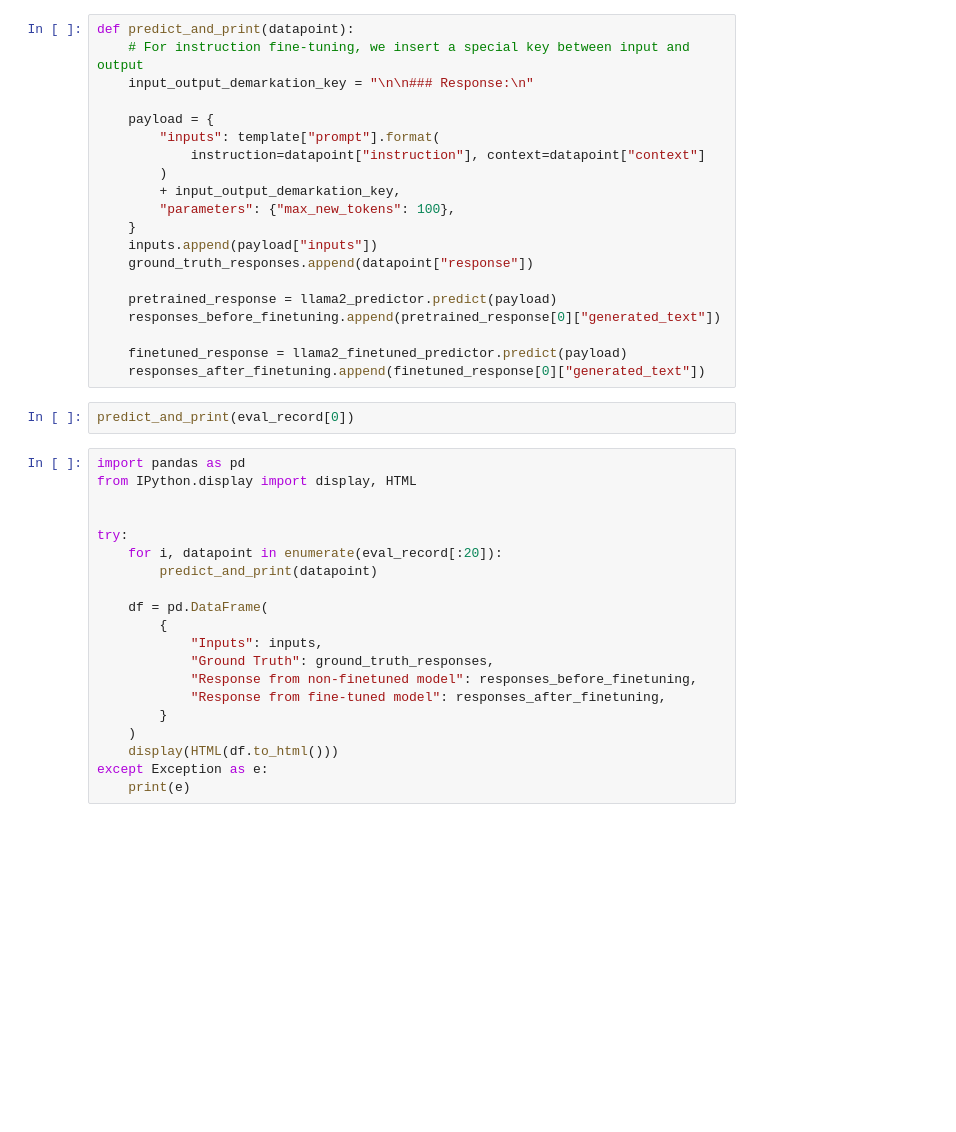
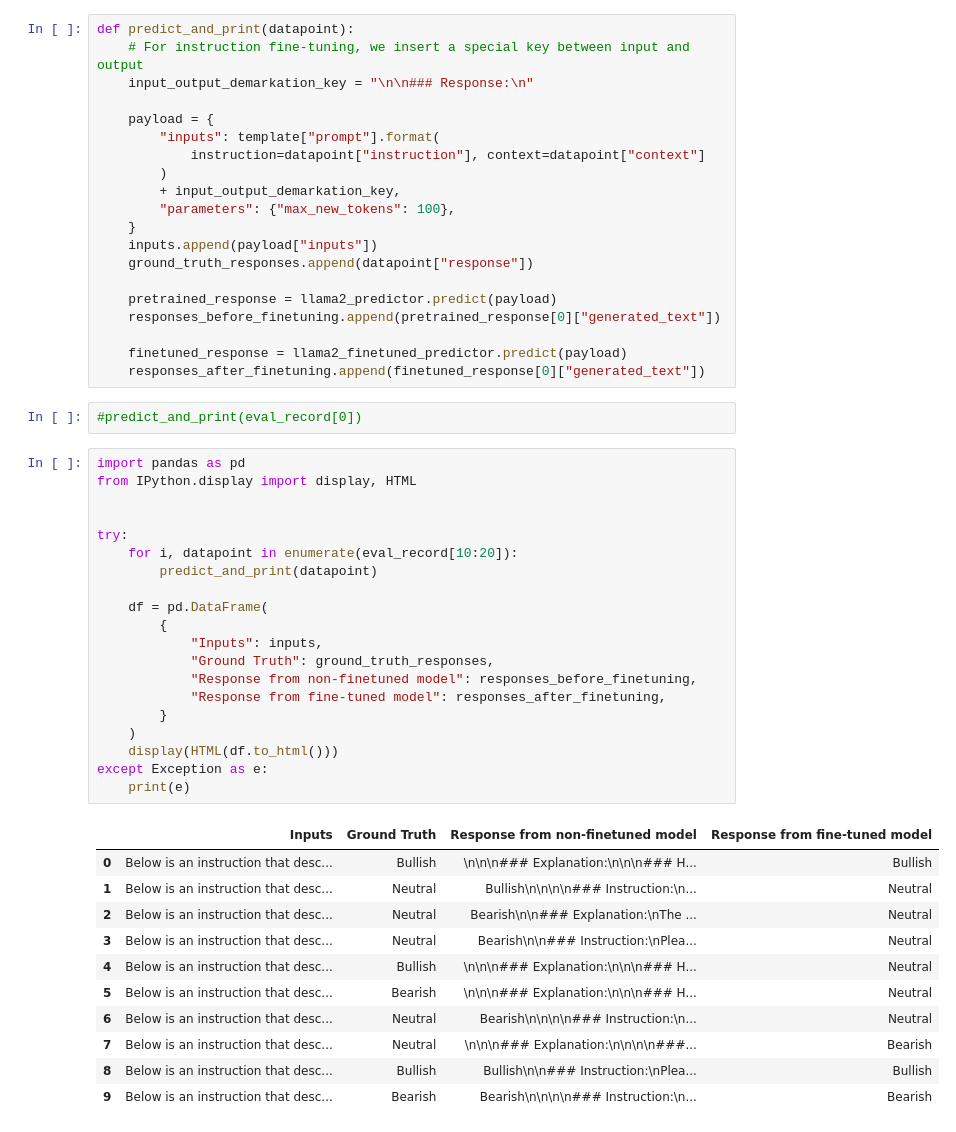
Before and after one commit to cuiIRISA/finetune-llm-workshop-hk, a Jupyter notebook: evaluation.ipynb, the cells around one changed output. Cells and saved outputs as stored; diff of their text form; blank space fills up the shorter version.

```diff
--- a/evaluation.ipynb
+++ b/evaluation.ipynb
@@ -155,24 +155,36 @@ def predict_and_print(datapoint):
     finetuned_response = llama2_finetuned_predictor.predict(payload)
     responses_after_finetuning.append(finetuned_response[0]["generated_text"])
 # %%
-predict_and_print(eval_record[0])
+#predict_and_print(eval_record[0])
 # %%
 import pandas as pd
 from IPython.display import display, HTML
 
 
 try:
-    for i, datapoint in enumerate(eval_record[:20]):
+    for i, datapoint in enumerate(eval_record[10:20]):
         predict_and_print(datapoint)
 
     df = pd.DataFrame(
         {
             "Inputs": inputs,
             "Ground Truth": ground_truth_responses,
             "Response from non-finetuned model": responses_before_finetuning,
             "Response from fine-tuned model": responses_after_finetuning,
         }
     )
     display(HTML(df.to_html()))
 except Exception as e:
     print(e)
+# %% [output]
+|  | Inputs | Ground Truth | Response from non-finetuned model | Response from fine-tuned model |
+| 0 | Below is an instruction that desc... | Bullish | \n\n\n### Explanation:\n\n\n### H... | Bullish |
+| 1 | Below is an instruction that desc... | Neutral | Bullish\n\n\n\n### Instruction:\n... | Neutral |
+| 2 | Below is an instruction that desc... | Neutral | Bearish\n\n### Explanation:\nThe ... | Neutral |
+| 3 | Below is an instruction that desc... | Neutral | Bearish\n\n### Instruction:\nPlea... | Neutral |
+| 4 | Below is an instruction that desc... | Bullish | \n\n\n### Explanation:\n\n\n### H... | Neutral |
+| 5 | Below is an instruction that desc... | Bearish | \n\n\n### Explanation:\n\n\n### H... | Neutral |
+| 6 | Below is an instruction that desc... | Neutral | Bearish\n\n\n\n### Instruction:\n... | Neutral |
+| 7 | Below is an instruction that desc... | Neutral | \n\n\n### Explanation:\n\n\n\n###... | Bearish |
+| 8 | Below is an instruction that desc... | Bullish | Bullish\n\n### Instruction:\nPlea... | Bullish |
+| 9 | Below is an instruction that desc... | Bearish | Bearish\n\n\n\n### Instruction:\n... | Bearish |
```
